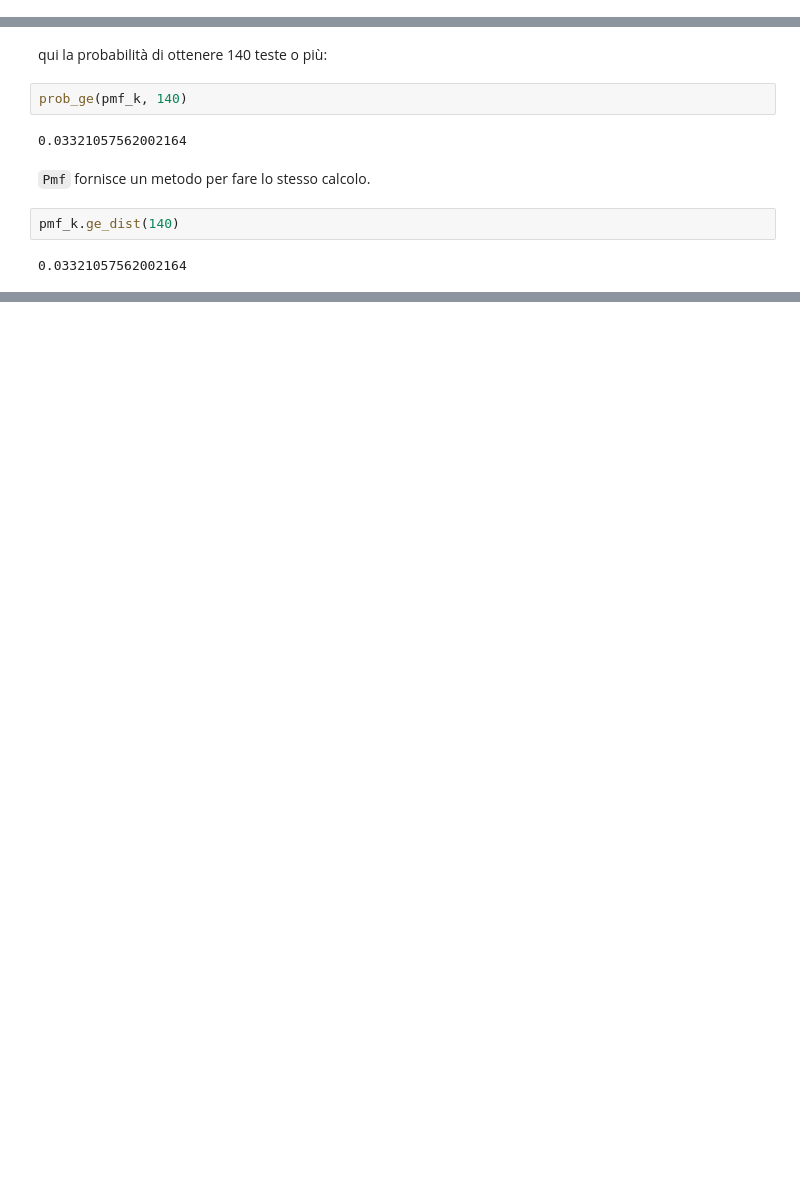
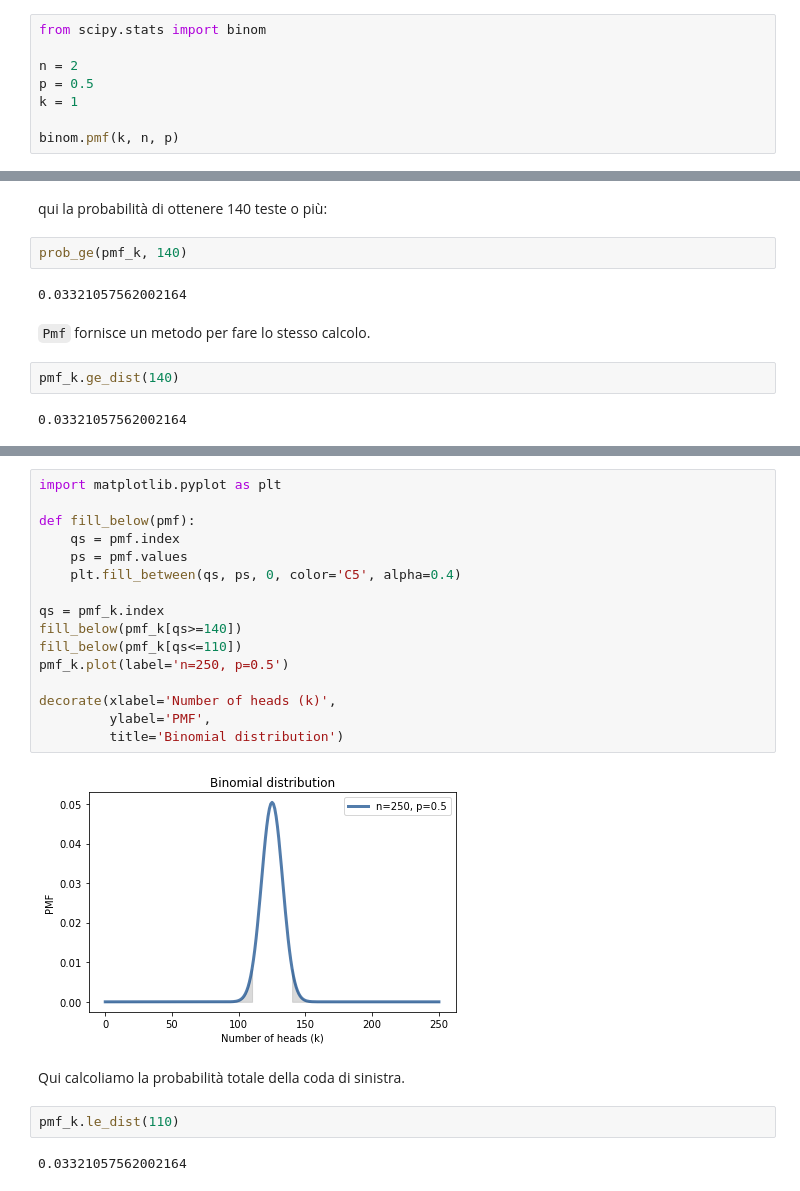
Before and after one commit to fdalforno/stats101, a Jupyter notebook: 18-Proporzioni di stima.ipynb, the cells around one changed output, grey strips where cells are left out. Drawn from its saved outputs; the diff is of its cells as text; blank space fills up the shorter version.

```diff
--- a/18-Proporzioni di stima.ipynb
+++ b/18-Proporzioni di stima.ipynb
@@ -51,0 +44,8 @@ binom.pmf(k, n, p)
+# %%
+from scipy.stats import binom
+
+n = 2
+p = 0.5
+k = 1
+
+binom.pmf(k, n, p)
@@ -138,0 +146,24 @@ pmf_k.ge_dist(140)
+# %%
+import matplotlib.pyplot as plt
+
+def fill_below(pmf):
+    qs = pmf.index
+    ps = pmf.values
+    plt.fill_between(qs, ps, 0, color='C5', alpha=0.4)
+
+qs = pmf_k.index
+fill_below(pmf_k[qs>=140])
+fill_below(pmf_k[qs<=110])
+pmf_k.plot(label='n=250, p=0.5')
+
+decorate(xlabel='Number of heads (k)',
+         ylabel='PMF',
+         title='Binomial distribution')
+# %% [output]
+[figure, added]
+# %% [markdown]
+Qui calcoliamo la probabilità totale della coda di sinistra.
+# %%
+pmf_k.le_dist(110)
+# %% [output]
+0.03321057562002164
```
Also changed, not shown: parts of 65 cells of this notebook, 3 other files.
